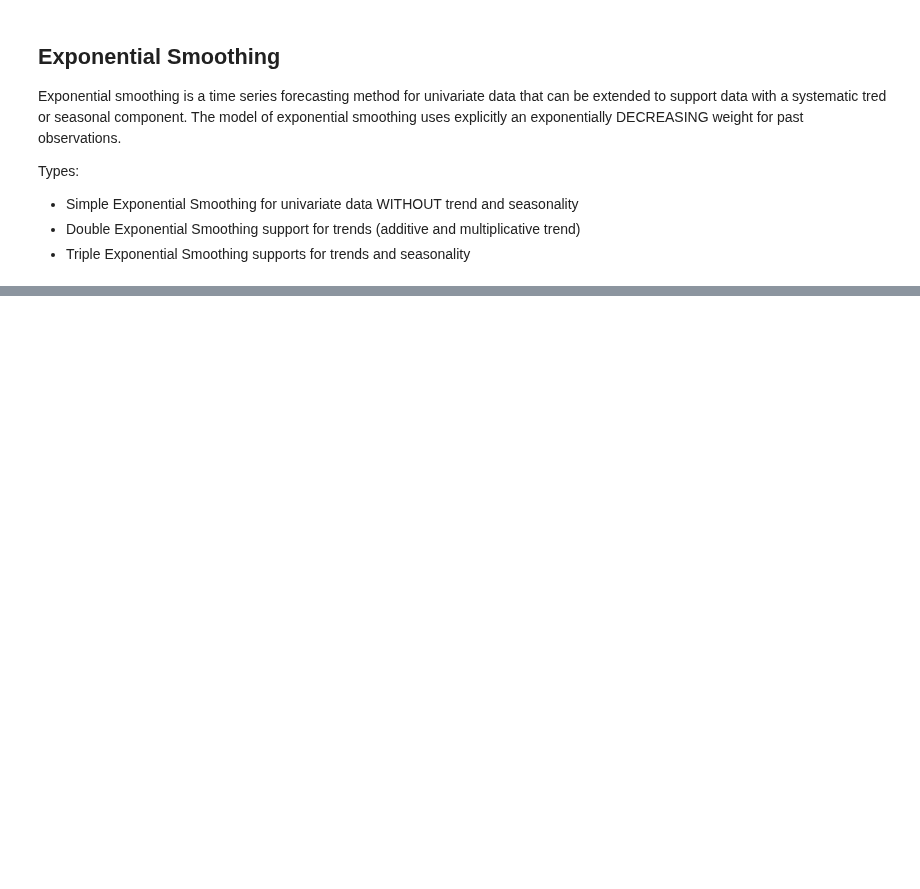
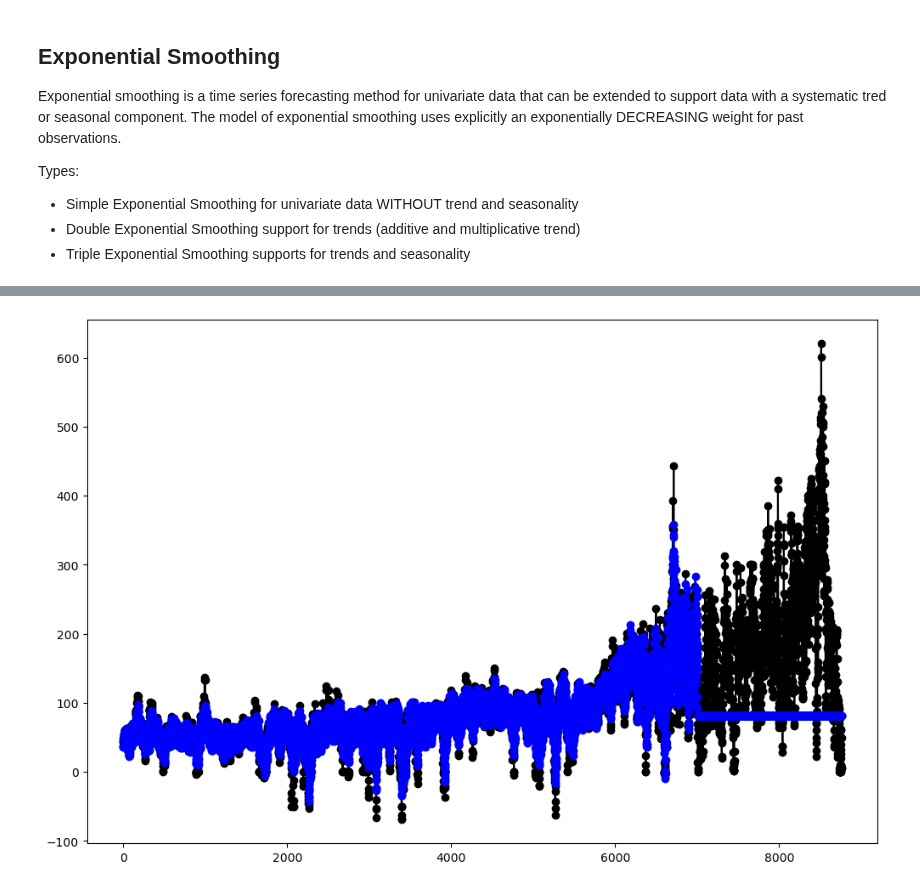
Before and after one commit to M-123-456/team-6-energy-costs, a Jupyter notebook: analysis/time_series_analysis/exponential_smoothing/exponential_smoothing.ipynb, the cells around one changed output, grey strips where cells are left out. Saved outputs shown, nothing was run; the diff lists cells and outputs as text; code cells hidden in the pictures; blank space fills up the shorter version.

```diff
--- a/analysis/time_series_analysis/exponential_smoothing/exponential_smoothing.ipynb
+++ b/analysis/time_series_analysis/exponential_smoothing/exponential_smoothing.ipynb
@@ -66,0 +61,14 @@ smoothing level 0.6 is fitting at most -> Take this parameter??
+# %%
+fit1 = ExponentialSmoothing(
+    train,
+    trend='add',
+    seasonal='add',
+    seasonal_periods=24
+).fit(smoothing_level=0.1)
+# %%
+plt.figure(figsize=(12, 8))
+plt.plot(series, marker='o', color='black')
+plt.plot(fit1.fittedvalues, marker='o', color='blue')
+(line1, ) = plt.plot(fcast1, marker='o', color='blue')
+# %% [output]
+[figure, added]
```
Also changed, not shown: parts of 8 cells of this notebook, 11 other files.
